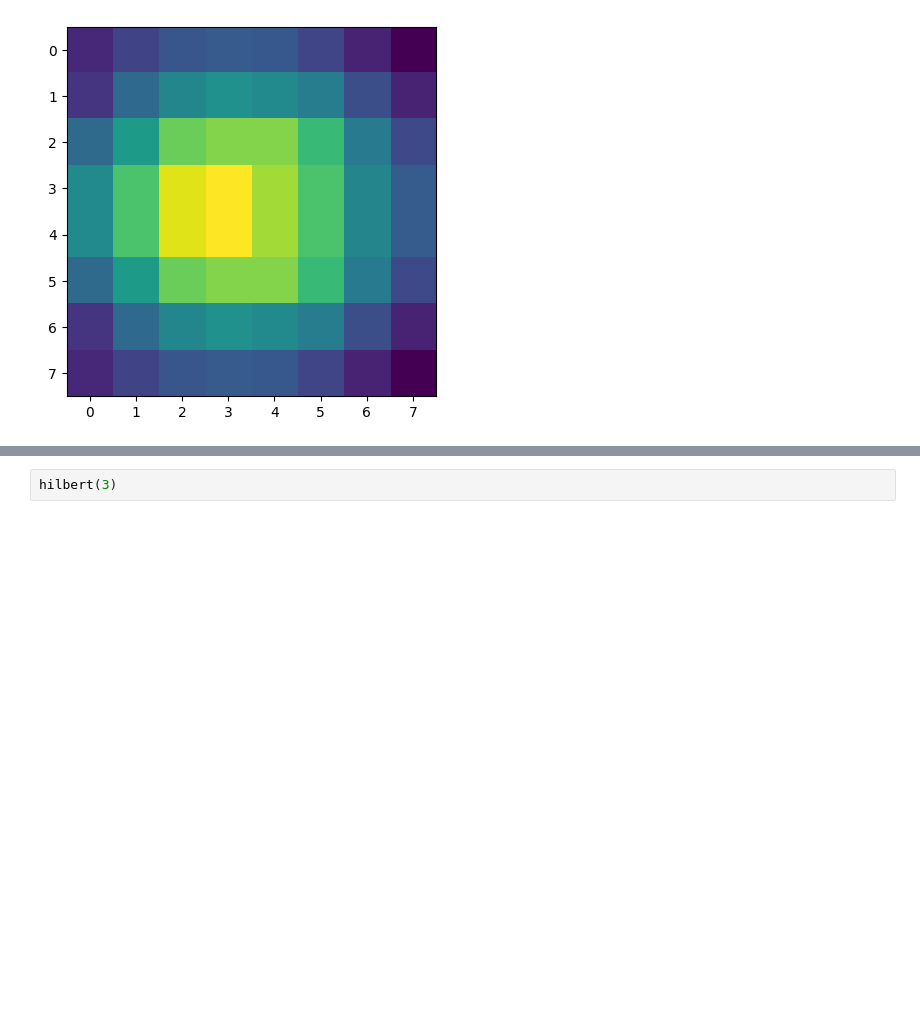
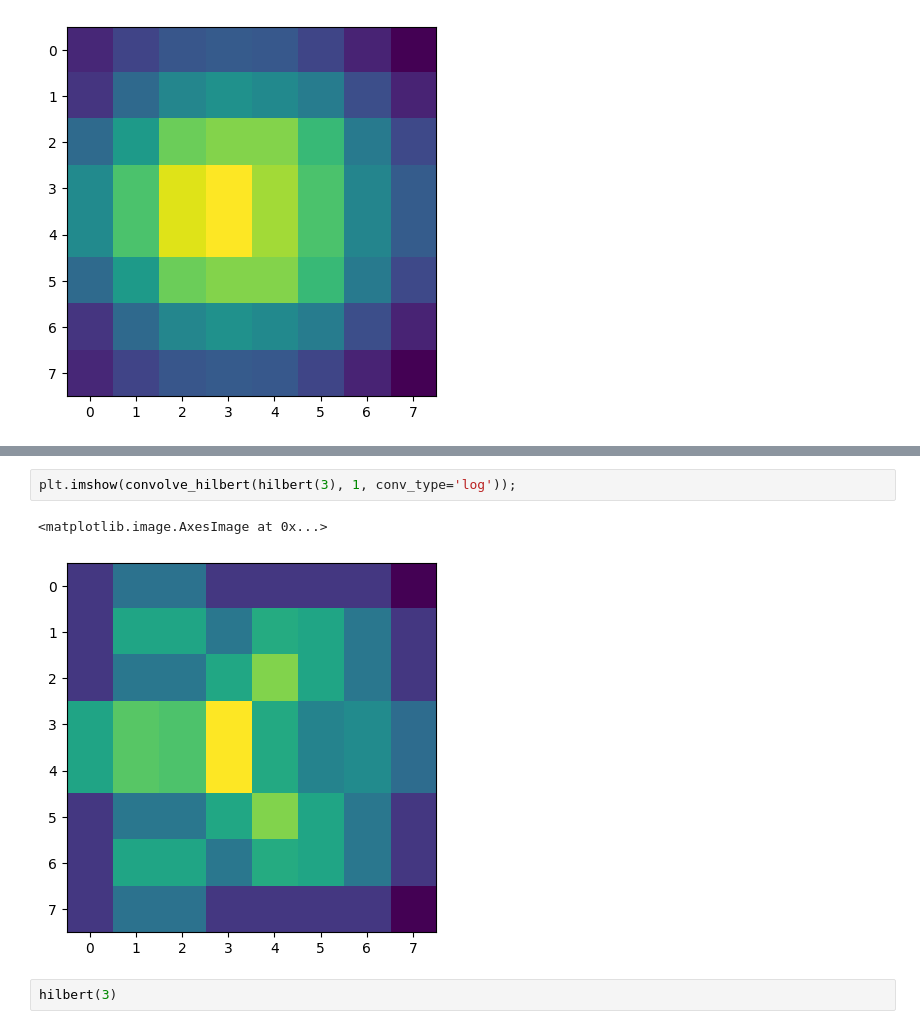
Before and after one commit to zdravoj/hilbert-convolution, a Jupyter notebook: hilbert_convolution_research.ipynb, the cells around one changed output, grey strips where cells are left out. Cells and saved outputs as stored; diff of their text form; blank space fills up the shorter version.

```diff
--- a/hilbert_convolution_research.ipynb
+++ b/hilbert_convolution_research.ipynb
@@ -929,3 +946,8 @@ plt.imshow(convolve_hilbert(hilbert(3), 3, conv_type='log'));
+# %%
+plt.imshow(convolve_hilbert(hilbert(3), 1, conv_type='log'));
+# %% [output]
+<matplotlib.image.AxesImage at 0x...>
+[figure, added]
 # %%
 hilbert(3)
 # %% [output]
```
Also changed, not shown: parts of 10 cells of this notebook.
